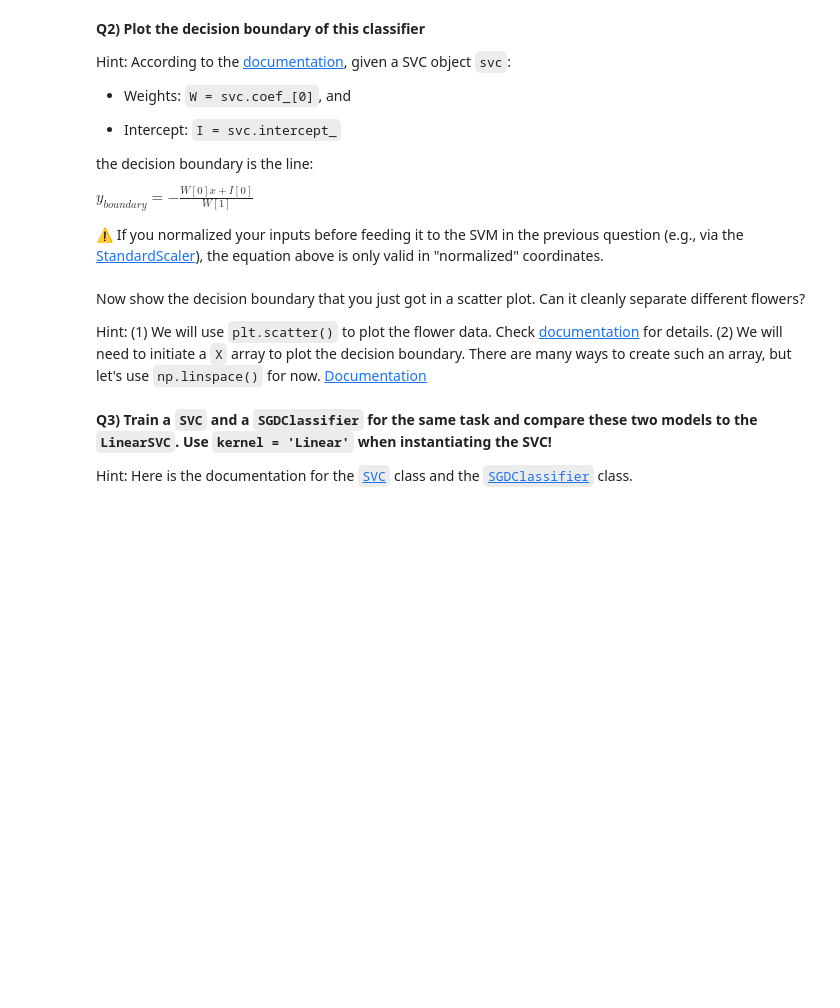
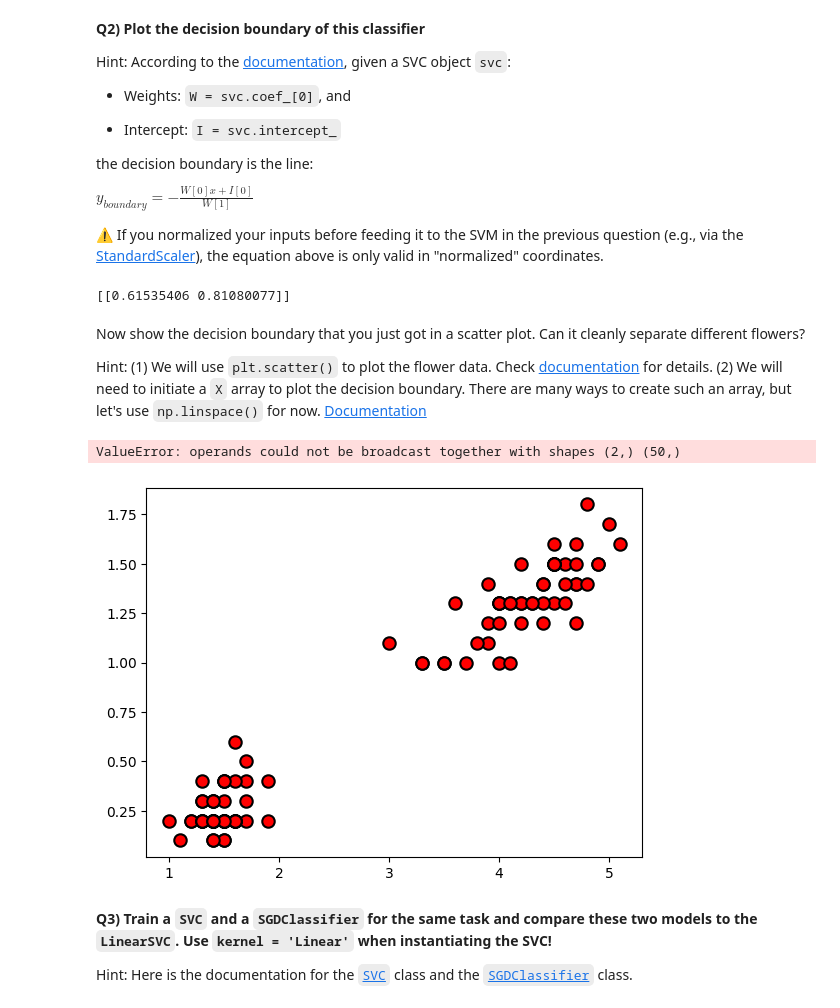
Before and after one commit to Gibrandib/ML_notebook, a Jupyter notebook: Labs/S2_1_SVM.ipynb, the cells around one changed output. Drawn from its saved outputs; the diff is of its cells as text; code cells hidden in the pictures; blank space fills up the shorter version.

```diff
--- a/Labs/S2_1_SVM.ipynb
+++ b/Labs/S2_1_SVM.ipynb
@@ -48,6 +48,6 @@ from sklearn.___ import ___________
 # %%
 # Fit a LinearSVC object on the Iris dataset
 # (1) Initiate a LinearSVC object
-______ = ________
+SVC = LinearSVC()
 # (2) Use the LinearSVC object to fit the dataset you just created. Use .fit() for this task.
-______.___(__,__)
+SVC.fit(X,y)
@@ -67,9 +69,12 @@ $y_{boundary} = -\frac{W\left[0\right] x + I\left[0\right]}{W\left[1\right]}$
 ⚠ If you normalized your inputs before feeding it to the SVM in the previous question (e.g., via the [StandardScaler](https://scikit-learn.org/stable/modules/generated/sklearn.preprocessing.StandardScaler.html)), the equation above is only valid in "normalized" coordinates.
 # %%
 # Use the first part of the hint to get the weights of the fitted SVC object
-W = ____._____
+W = SVC.coef_
 # Use the second part of the hint to get the intercept of the fitted SVC object
-I = ____._____
+I = SVC.intercept_
+print(W)
+# %% [output]
+[[0.61535406 0.81080077]]
 # %% [markdown]
 Now show the decision boundary that you just got in a scatter plot. Can it cleanly separate different flowers?
 
@@ -78,28 +83,31 @@ Hint: (1) We will use `plt.scatter()` to plot the flower data. Check [documentat
 # %%
 # On the same figure: Scatter the features X and plot the decision boundary
 # Don't forget to label the axes and add a legend to your figure
 # Initiate a figure using plt.subplots
-___,ax = plt.subplots(__,___)
+fig,ax = plt.subplots(1,1)
 
 # Now plot all feature Xs in a scatter plot. Use these settings:
 # (s = 80, color='r', edgecolor='k', linewidths=1.5)
 # X, y indices of the inputs can be accessed like this X[:,0] [X indices]; X[:,1] [Y indices]
-ax.________(______,________,s=___,color=___,edgecolor=___,linewidths=___)
+ax.scatter(X[:,0],X[:,1],s=80,color='r',edgecolor='k',linewidths=1.5)
 
 # Decision boundary: yboundary = - (W[0]*x+I[0])/W[1]
 # Initiate a 1D array X with np.linspace()
-x = np.linspace(_____)
+x = np.linspace(min(X[:,0]),max(X[:,0]))
 # Calculate yboundary
-yboundary = ___________
-plt.plot(___,____,c='r',lw=2)
+yboundary = - (W[0]*x+I[0])/W[1]
+plt.plot(____,___,c='r',lw=2)
 
 ax.set_xlabel("Pedal length",fontdict={'size':13})
 ax.set_ylabel("Pedal width",fontdict={'size':13})
 ax.set_title('Iris dataset')
 ax.tick_params(axis='both', which='major', labelsize=11)
 ax.grid(alpha=0.2,ls='--',lw=1)
 #[x.set_linewidth(2) for x in ax.spines.values()]
 plt.show()
+# %% [output]
+ValueError: operands could not be broadcast together with shapes (2,) (50,)
+[figure, added]
 # %% [markdown]
 **Q3) Train a `SVC` and a `SGDClassifier` for the same task and compare these two models to the `LinearSVC`. Use `kernel = 'Linear'` when instantiating the SVC!**
 
```
Also changed, not shown: parts of 2 cells of this notebook.
